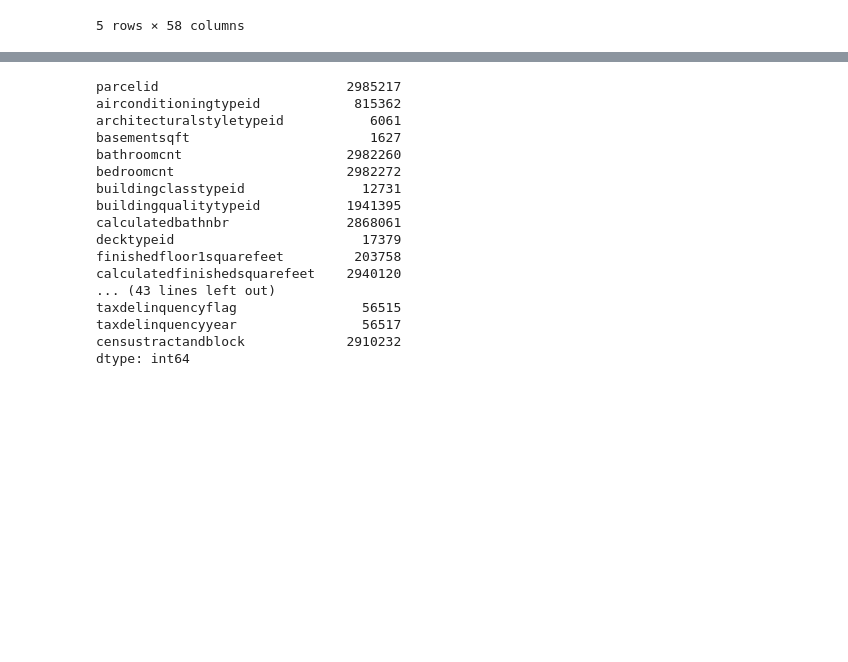
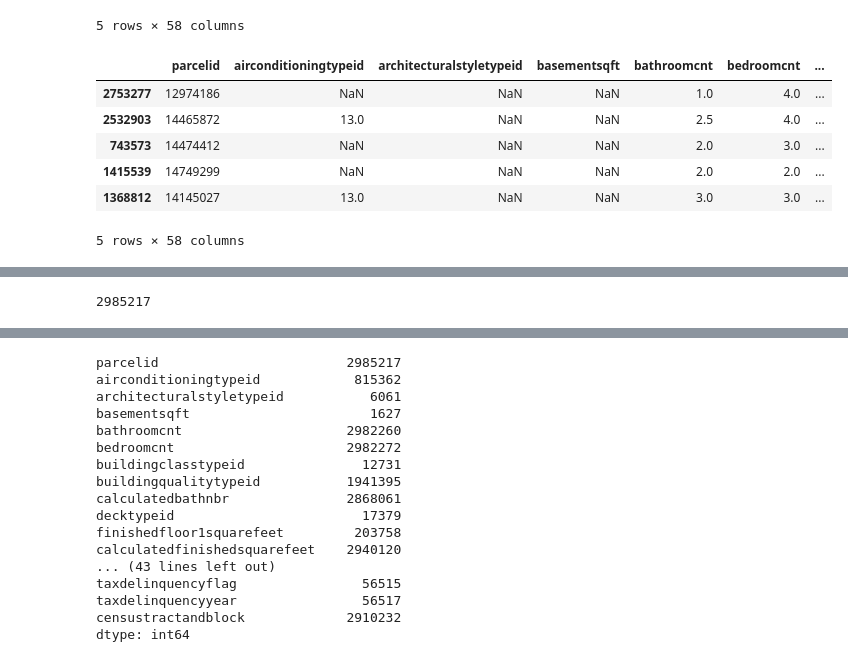
Before and after one commit to equilibrium360/zillow_analytics, a Jupyter notebook: zillow_exploratory_analysis.ipynb, the cells around one changed output, grey strips where cells are left out. Cells and saved outputs as stored; diff of their text form; code cells hidden in the pictures; blank space fills up the shorter version.

```diff
--- a/zillow_exploratory_analysis.ipynb
+++ b/zillow_exploratory_analysis.ipynb
@@ -43,6 +44,18 @@ zillowDF2017.head()
 | 3 | 10859147 | NaN | NaN | NaN | 0.0 | 0.0 | ... |
 | 4 | 10879947 | NaN | NaN | NaN | 0.0 | 0.0 | ... |
 5 rows × 58 columns
+# %%
+# create a quick random set to view
+zw_rand = zillowDF2017.sample(10000)
+zw_rand.head()
+# %% [output]
+|  | parcelid | airconditioningtypeid | architecturalstyletypeid | basementsqft | bathroomcnt | bedroomcnt | ... |
+| 2753277 | 12974186 | NaN | NaN | NaN | 1.0 | 4.0 | ... |
+| 2532903 | 14465872 | 13.0 | NaN | NaN | 2.5 | 4.0 | ... |
+| 743573 | 14474412 | NaN | NaN | NaN | 2.0 | 3.0 | ... |
+| 1415539 | 14749299 | NaN | NaN | NaN | 2.0 | 2.0 | ... |
+| 1368812 | 14145027 | 13.0 | NaN | NaN | 3.0 | 3.0 | ... |
+5 rows × 58 columns
 # %%
 # Describe DF
 zillowDF2017.describe()
@@ -57,3 +70,7 @@ zillowDF2017.describe()
 | 75% | 1.409712e+07 | 1.000000 | 7.000000 | 847.500000 | 3.000000e+00 | 4.000000e+00 | ... |
 | max | 1.696019e+08 | 13.000000 | 27.000000 | 8516.000000 | 3.200000e+01 | 2.500000e+01 | ... |
 8 rows × 53 columns
+# %%
+zillowDF2017['parcelid'].nunique()
+# %% [output]
+2985217
```
Also changed, not shown: parts of 18 cells of this notebook.
